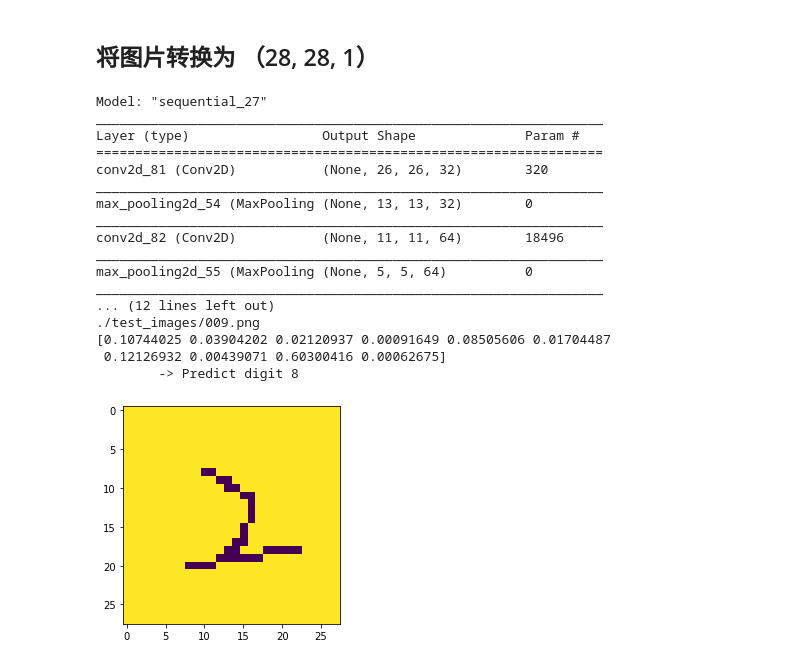
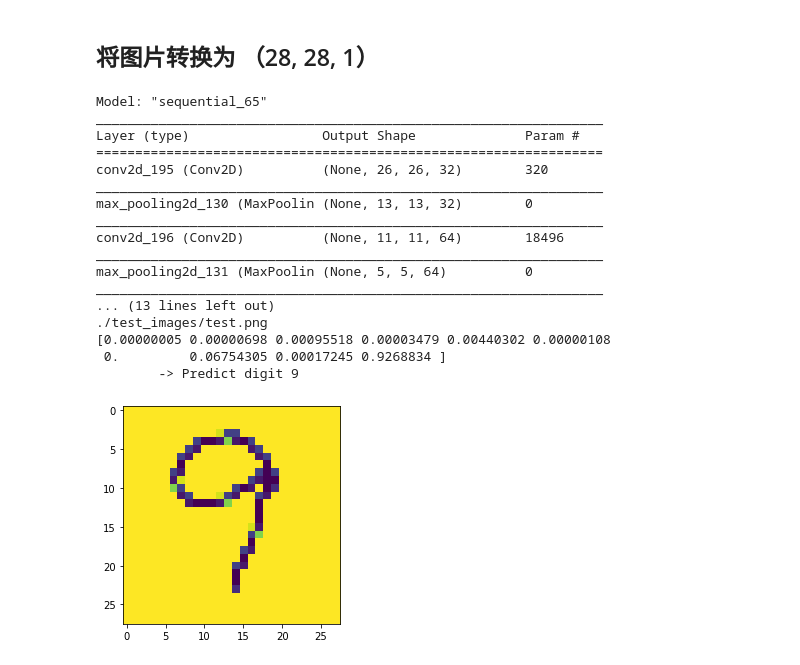
Before and after one commit to yqiahb/TensorFlowProject, a Jupyter notebook: JupyterNotebook/MNIST/MNIST_20200116.ipynb, the cells around one changed output. Drawn from its saved outputs; the diff is of its cells as text; code cells hidden in the pictures.

```diff
--- a/JupyterNotebook/MNIST/MNIST_20200116.ipynb
+++ b/JupyterNotebook/MNIST/MNIST_20200116.ipynb
@@ -110,12 +112,15 @@ class Predict(object):
     def predict(self, image_path):
         # 以黑白方式读取图片
         img = Image.open(image_path).convert('L')
-#         img = img.resize((28, 28))
+        print(img.size)
+        img = img.resize((28, 28))
+        img_array = img.load()
+        print(img.size)
 
         plt.imshow(img)
 
         flatten_img = np.reshape(img, (28, 28, 1))
-        x = np.array([1 - flatten_img])
+        x = np.array([1 - (flatten_img / 255.0)])
 
         # API refer: https://keras.io/models/model/
         y = self.cnn.model.predict(x)
@@ -129,23 +134,23 @@ class Predict(object):
 ## 将图片转换为 （28, 28, 1）
 # %%
 app = Predict()
-app.predict('./test_images/009.png')
+app.predict('./test_images/test.png')
 # %% [output]
-Model: "sequential_27"
+Model: "sequential_65"
 _________________________________________________________________
 Layer (type)                 Output Shape              Param #
 =================================================================
-conv2d_81 (Conv2D)           (None, 26, 26, 32)        320
+conv2d_195 (Conv2D)          (None, 26, 26, 32)        320
 _________________________________________________________________
-max_pooling2d_54 (MaxPooling (None, 13, 13, 32)        0
+max_pooling2d_130 (MaxPoolin (None, 13, 13, 32)        0
 _________________________________________________________________
-conv2d_82 (Conv2D)           (None, 11, 11, 64)        18496
+conv2d_196 (Conv2D)          (None, 11, 11, 64)        18496
 _________________________________________________________________
-max_pooling2d_55 (MaxPooling (None, 5, 5, 64)          0
+max_pooling2d_131 (MaxPoolin (None, 5, 5, 64)          0
 _________________________________________________________________
-... (12 lines left out)
-./test_images/009.png
-[0.10744025 0.03904202 0.02120937 0.00091649 0.08505606 0.01704487
- 0.12126932 0.00439071 0.60300416 0.00062675]
-        -> Predict digit 8
+... (13 lines left out)
+./test_images/test.png
+[0.00000005 0.00000698 0.00095518 0.00003479 0.00440302 0.00000108
+ 0.         0.06754305 0.00017245 0.9268834 ]
+        -> Predict digit 9
-[figure, old version]
+[figure, new version]
```
Also changed, not shown: parts of 3 cells of this notebook, 4 other files.
